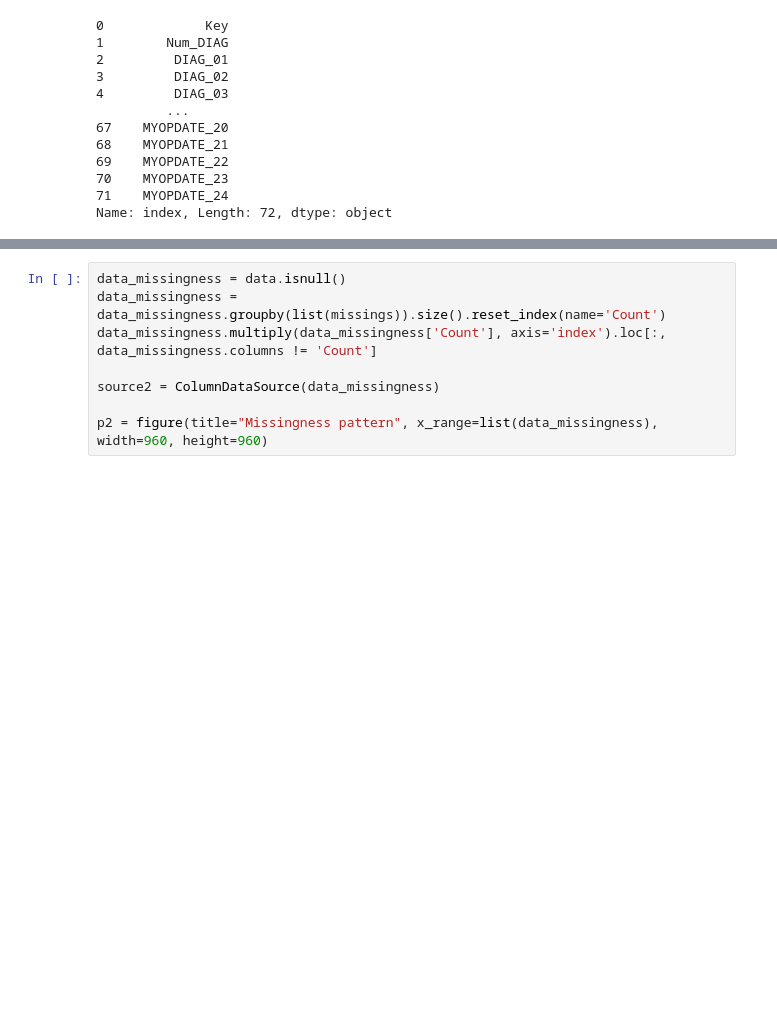
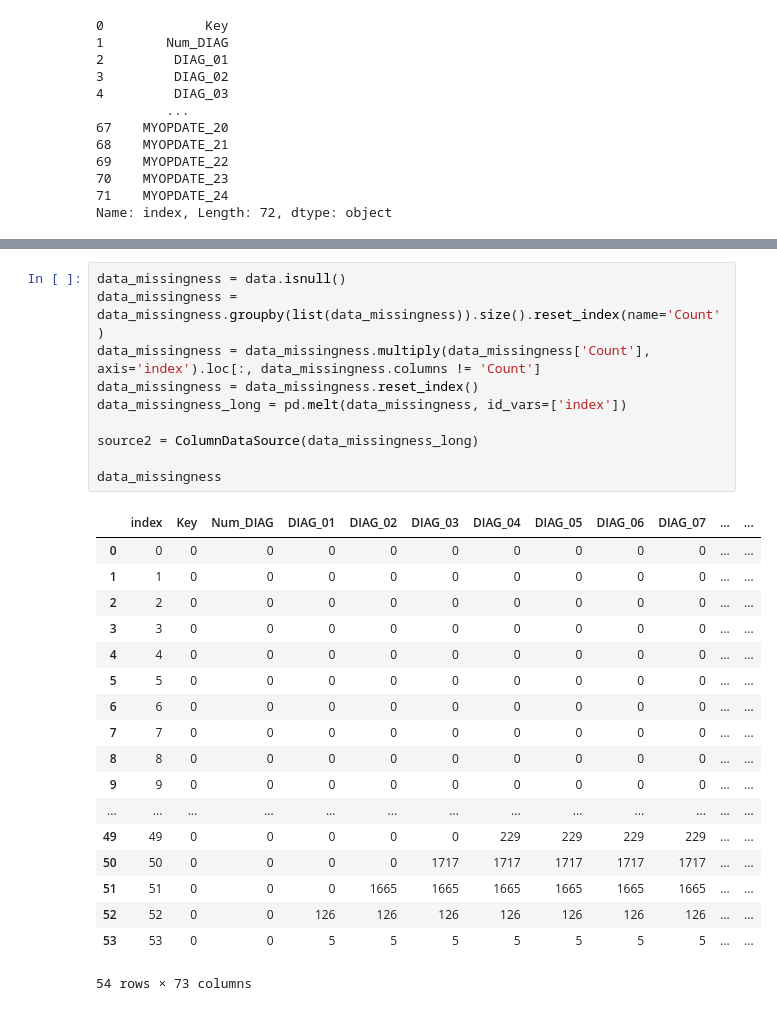
Before and after one commit to alan-turing-institute/setvis, a Jupyter notebook: notebooks/bokeh_example.ipynb, the cells around one changed output, grey strips where cells are left out. Saved outputs shown, nothing was run; the diff lists cells and outputs as text; blank space fills up the shorter version.

```diff
--- a/notebooks/bokeh_example.ipynb
+++ b/notebooks/bokeh_example.ipynb
@@ -55,9 +57,30 @@ show(p)
 [interactive output not drawn]
 # %%
 data_missingness = data.isnull()
-data_missingness = data_missingness.groupby(list(missings)).size().reset_index(name='Count')
-data_missingness.multiply(data_missingness['Count'], axis='index').loc[:, data_missingness.columns != 'Count']
+data_missingness = data_missingness.groupby(list(data_missingness)).size().reset_index(name='Count')
+data_missingness = data_missingness.multiply(data_missingness['Count'], axis='index').loc[:, data_missingness.columns != 'Count']
+data_missingness = data_missingness.reset_index()
+data_missingness_long = pd.melt(data_missingness, id_vars=['index'])
 
-source2 = ColumnDataSource(data_missingness)
+source2 = ColumnDataSource(data_missingness_long)
 
-p2 = figure(title="Missingness pattern", x_range=list(data_missingness), width=960, height=960)
+data_missingness
+# %% [output]
+|  | index | Key | Num_DIAG | DIAG_01 | DIAG_02 | DIAG_03 | DIAG_04 | DIAG_05 | DIAG_06 | DIAG_07 | ... | ... |
+| 0 | 0 | 0 | 0 | 0 | 0 | 0 | 0 | 0 | 0 | 0 | ... | ... |
+| 1 | 1 | 0 | 0 | 0 | 0 | 0 | 0 | 0 | 0 | 0 | ... | ... |
+| 2 | 2 | 0 | 0 | 0 | 0 | 0 | 0 | 0 | 0 | 0 | ... | ... |
+| 3 | 3 | 0 | 0 | 0 | 0 | 0 | 0 | 0 | 0 | 0 | ... | ... |
+| 4 | 4 | 0 | 0 | 0 | 0 | 0 | 0 | 0 | 0 | 0 | ... | ... |
+| 5 | 5 | 0 | 0 | 0 | 0 | 0 | 0 | 0 | 0 | 0 | ... | ... |
+| 6 | 6 | 0 | 0 | 0 | 0 | 0 | 0 | 0 | 0 | 0 | ... | ... |
+| 7 | 7 | 0 | 0 | 0 | 0 | 0 | 0 | 0 | 0 | 0 | ... | ... |
+| 8 | 8 | 0 | 0 | 0 | 0 | 0 | 0 | 0 | 0 | 0 | ... | ... |
+| 9 | 9 | 0 | 0 | 0 | 0 | 0 | 0 | 0 | 0 | 0 | ... | ... |
+| ... | ... | ... | ... | ... | ... | ... | ... | ... | ... | ... | ... | ... |
+| 49 | 49 | 0 | 0 | 0 | 0 | 0 | 229 | 229 | 229 | 229 | ... | ... |
+| 50 | 50 | 0 | 0 | 0 | 0 | 1717 | 1717 | 1717 | 1717 | 1717 | ... | ... |
+| 51 | 51 | 0 | 0 | 0 | 1665 | 1665 | 1665 | 1665 | 1665 | 1665 | ... | ... |
+| 52 | 52 | 0 | 0 | 126 | 126 | 126 | 126 | 126 | 126 | 126 | ... | ... |
+| 53 | 53 | 0 | 0 | 5 | 5 | 5 | 5 | 5 | 5 | 5 | ... | ... |
+54 rows × 73 columns
```
Also changed, not shown: parts of 2 cells of this notebook.
